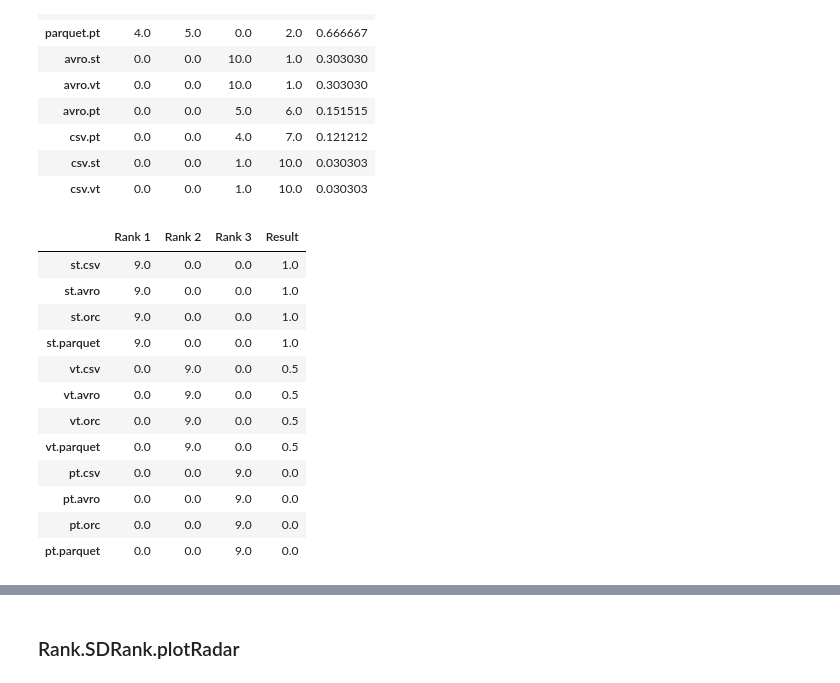
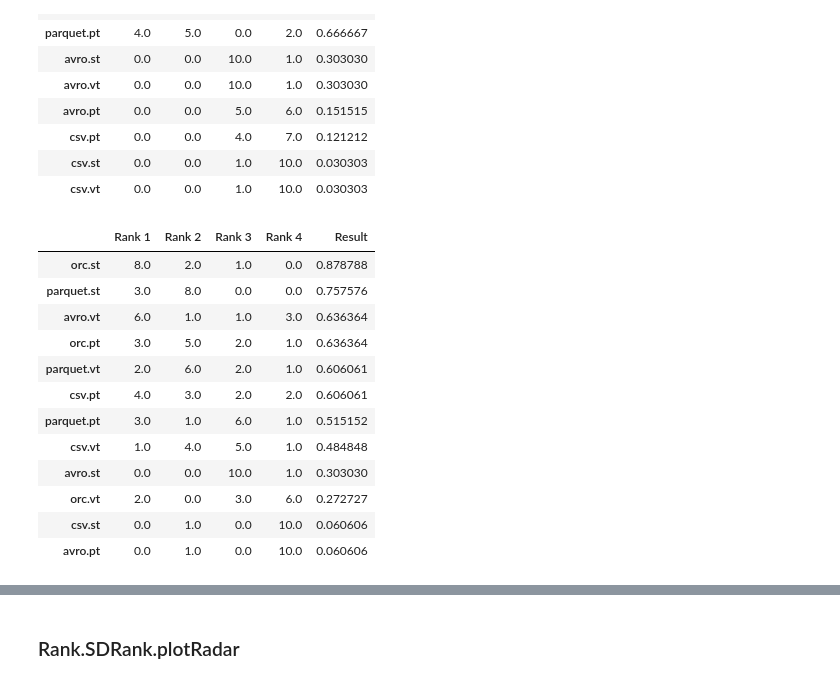
Before and after one commit to DataSystemsGroupUT/PAPyA, a Jupyter notebook: UI Module_Development/Experiments/BenchRanker_twoDimensions.ipynb, the cells around one changed output, grey strips where cells are left out. Cells and saved outputs as stored; diff of their text form; code cells hidden in the pictures.

```diff
--- a/UI Module_Development/Experiments/BenchRanker_twoDimensions.ipynb
+++ b/UI Module_Development/Experiments/BenchRanker_twoDimensions.ipynb
@@ -92,7 +87,9 @@ FileReader(config_sp2bench, logs_sp2bench, '10M', 'schemas').file_reader()
 from Rank import SDRank
 
 schemaSDRank_10M = SDRank(config_sp2bench, logs_sp2bench, '10M', 'schemas')
+schemaSDRank_100K = SDRank(config_sp2bench, logs_sp2bench, '100K', 'schemas')
 storageSDRank_10M = SDRank(config_sp2bench, logs_sp2bench, '10M', 'storage')
+storageSDRank_100K = SDRank(config_sp2bench, logs_sp2bench, '100K', 'storage')
 # %% [markdown]
 ### Rank.SDRank.calculateRank
 # %% [markdown]
@@ -139,19 +152,18 @@ storageSDRank_10M.calculateRank()
 | csv.vt | 0.0 | 0.0 | 1.0 | 10.0 | 0.030303 |
 # %%
 # single dimension ranking by storage excluding query 7,8,and 9
-excludeQuery = [7,9]
-schemaSDRank_10M.calculateRank(excludeQuery)
+storageSDRank_100K.calculateRank()
 # %% [output]
-|  | Rank 1 | Rank 2 | Rank 3 | Result |
-| st.csv | 9.0 | 0.0 | 0.0 | 1.0 |
-| st.avro | 9.0 | 0.0 | 0.0 | 1.0 |
-| st.orc | 9.0 | 0.0 | 0.0 | 1.0 |
-| st.parquet | 9.0 | 0.0 | 0.0 | 1.0 |
-| vt.csv | 0.0 | 9.0 | 0.0 | 0.5 |
-| vt.avro | 0.0 | 9.0 | 0.0 | 0.5 |
-| vt.orc | 0.0 | 9.0 | 0.0 | 0.5 |
-| vt.parquet | 0.0 | 9.0 | 0.0 | 0.5 |
-| pt.csv | 0.0 | 0.0 | 9.0 | 0.0 |
-| pt.avro | 0.0 | 0.0 | 9.0 | 0.0 |
-| pt.orc | 0.0 | 0.0 | 9.0 | 0.0 |
-| pt.parquet | 0.0 | 0.0 | 9.0 | 0.0 |
+|  | Rank 1 | Rank 2 | Rank 3 | Rank 4 | Result |
+| orc.st | 8.0 | 2.0 | 1.0 | 0.0 | 0.878788 |
+| parquet.st | 3.0 | 8.0 | 0.0 | 0.0 | 0.757576 |
+| avro.vt | 6.0 | 1.0 | 1.0 | 3.0 | 0.636364 |
+| orc.pt | 3.0 | 5.0 | 2.0 | 1.0 | 0.636364 |
+| parquet.vt | 2.0 | 6.0 | 2.0 | 1.0 | 0.606061 |
+| csv.pt | 4.0 | 3.0 | 2.0 | 2.0 | 0.606061 |
+| parquet.pt | 3.0 | 1.0 | 6.0 | 1.0 | 0.515152 |
+| csv.vt | 1.0 | 4.0 | 5.0 | 1.0 | 0.484848 |
+| avro.st | 0.0 | 0.0 | 10.0 | 1.0 | 0.303030 |
+| orc.vt | 2.0 | 0.0 | 3.0 | 6.0 | 0.272727 |
+| csv.st | 0.0 | 1.0 | 0.0 | 10.0 | 0.060606 |
+| avro.pt | 0.0 | 1.0 | 0.0 | 10.0 | 0.060606 |
```
Also changed, not shown: parts of 23 cells of this notebook, 8 other files.
